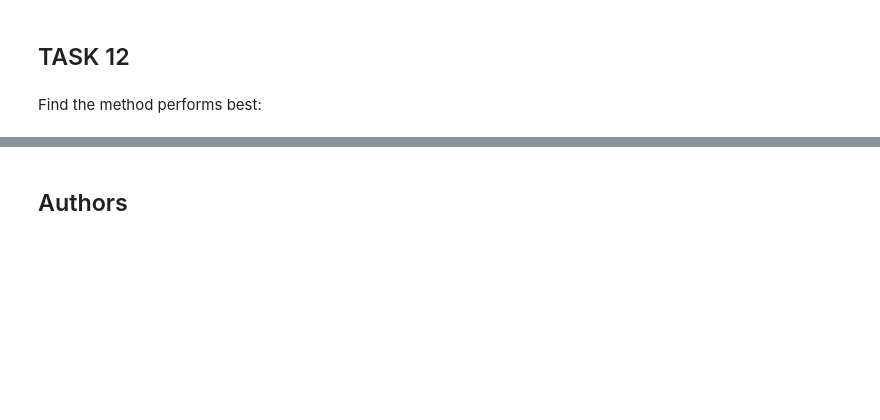
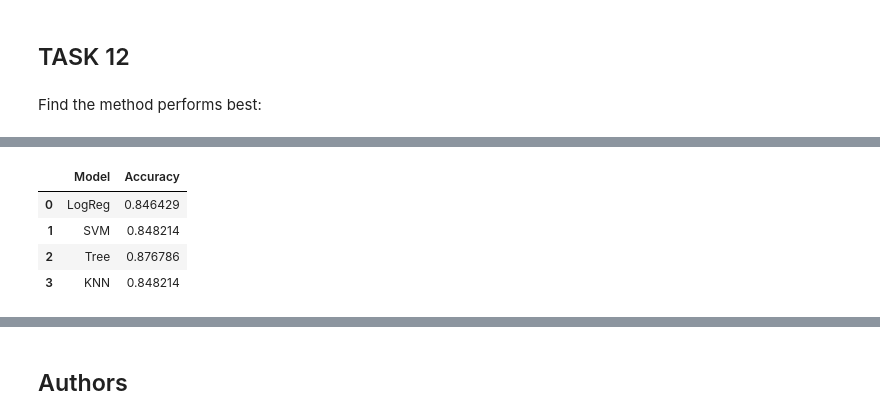
Before and after one commit to seowteckkueh/Coursera-IBM-Data-Science, a Jupyter notebook: Capstone/8 SpaceX_Machine Learning Prediction_Part_5.ipynb, the cells around one changed output, grey strips where cells are left out. Cells and saved outputs as stored; diff of their text form; code cells hidden in the pictures; blank space fills up the shorter version.

```diff
--- a/Capstone/8 SpaceX_Machine Learning Prediction_Part_5.ipynb
+++ b/Capstone/8 SpaceX_Machine Learning Prediction_Part_5.ipynb
@@ -343,0 +344,9 @@ Best paramaters:  {'criterion': 'entropy', 'max_depth': 4, 'max_features': 'sqrt
+# %%
+data_accuracy=pd.DataFrame([models]).transpose().reset_index().rename(columns={'index':'Model',0:'Accuracy'})
+data_accuracy
+# %% [output]
+|  | Model | Accuracy |
+| 0 | LogReg | 0.846429 |
+| 1 | SVM | 0.848214 |
+| 2 | Tree | 0.876786 |
+| 3 | KNN | 0.848214 |
```
Also changed, not shown: parts of 4 cells of this notebook.
